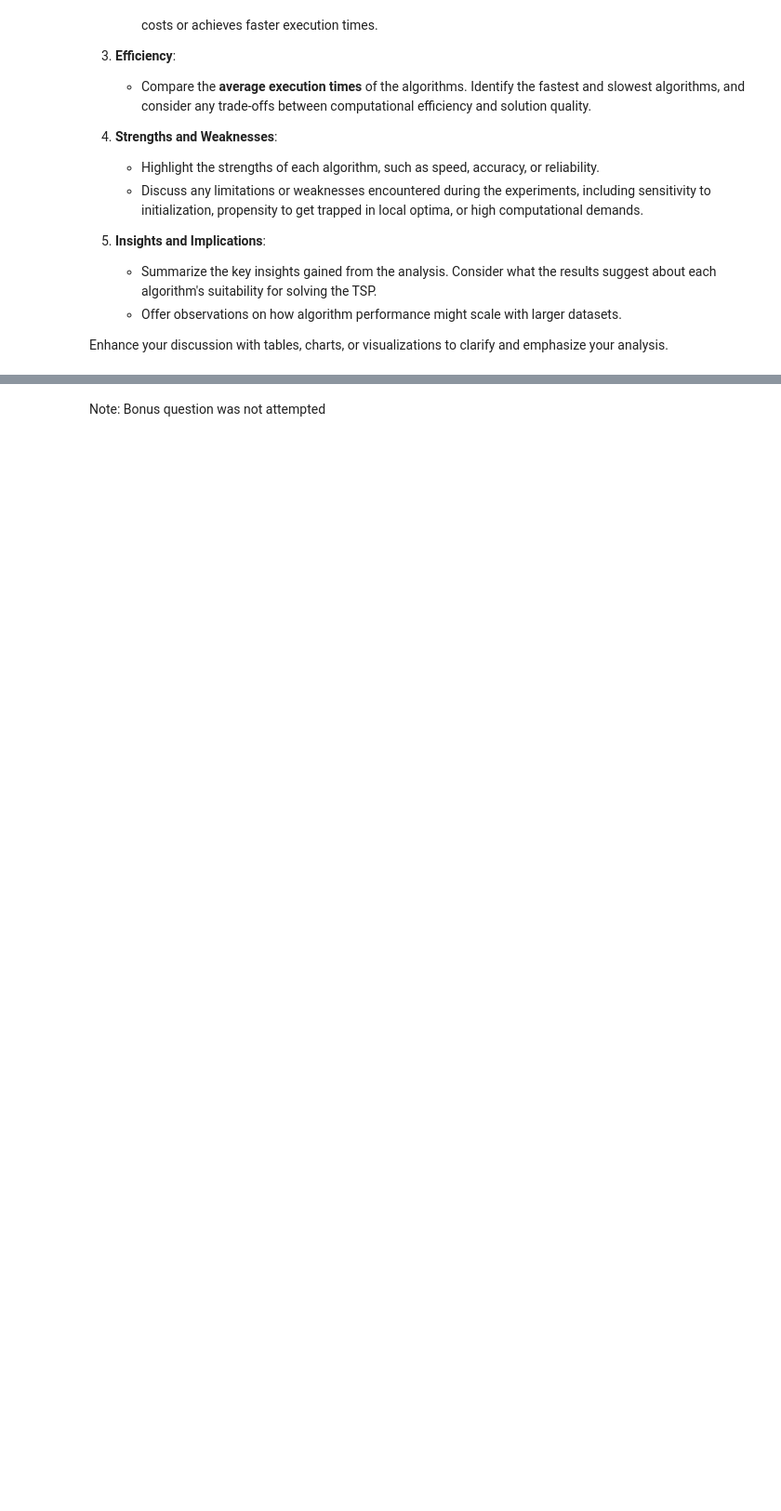
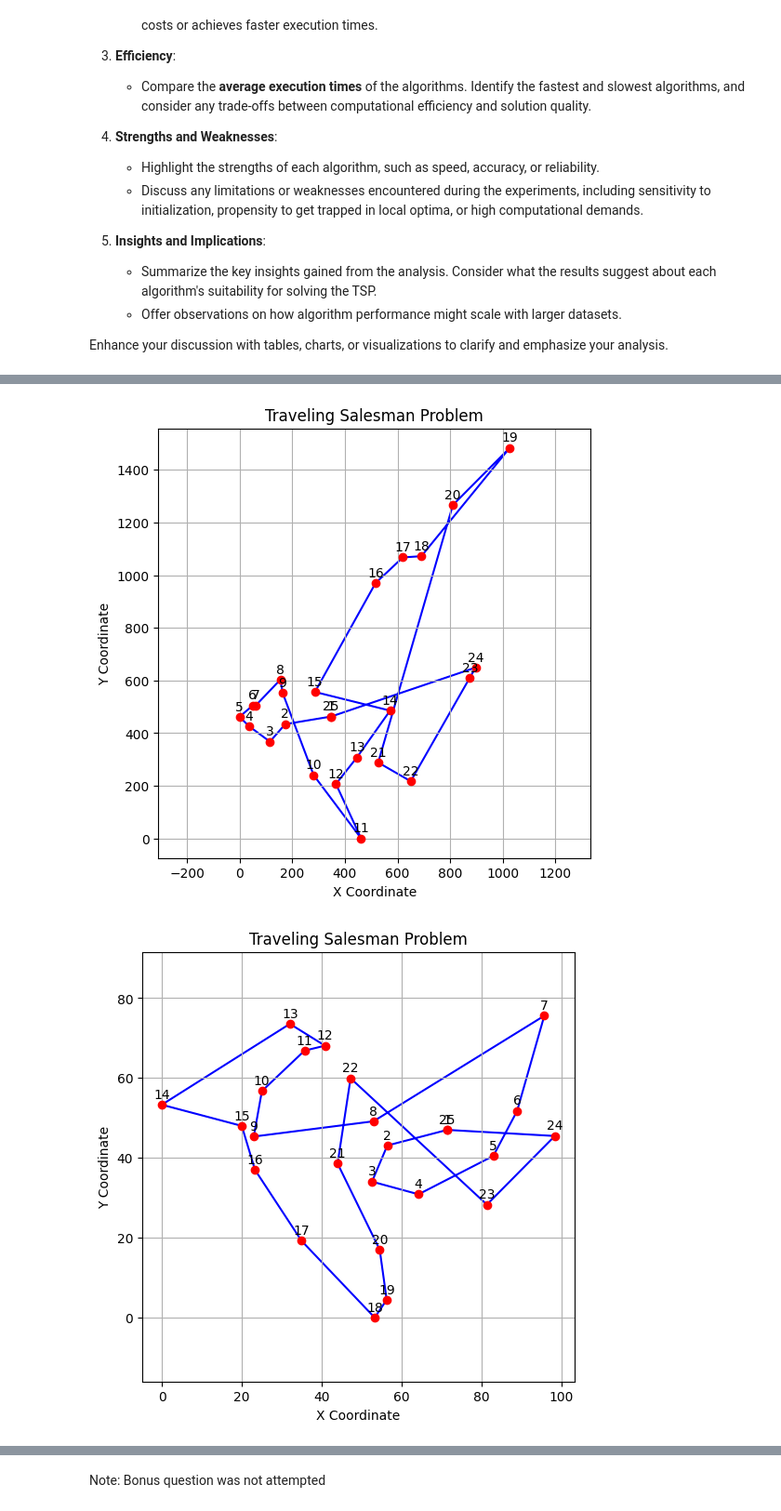
Before and after one commit to alex-govier5/intro-to-ai, a Jupyter notebook: A4/AI_Assignment4.ipynb, the cells around one changed output, grey strips where cells are left out. Shown at 93% size. Cells and saved outputs as stored; diff of their text form; code cells hidden in the pictures; blank space fills up the shorter version.

```diff
--- a/A4/AI_Assignment4.ipynb
+++ b/A4/AI_Assignment4.ipynb
@@ -251,7 +251,7 @@ def plot_tsp_path(coordinates, path=None, title="Traveling Salesman Problem"):
 
     # Extract x and y coordinates
     x = coordinates[:, 0]
-    y = coordinates[:, 1]
+    y = coordinates[:, 2]
 
     plt.figure(figsize=(6, 6))
 
@@ -1384,2 +1384,33 @@ The Greedy Algorithm's primary strength lies in its simplicity and speed, making
 The analysis underscores the importance of selecting algorithms based on the specific requirements of the problem. The Genetic Algorithm is best suited for scenarios where solution quality is paramount, and computational resources are sufficient. The Greedy Algorithm, while limited in accuracy, provides a quick and reliable estimate, making it suitable for time-sensitive or resource-constrained environments. Simulated Annealing offers a middle ground but requires careful tuning to achieve competitive performance.
 As datasets scale, the performance gap between these algorithms is likely to widen. The Genetic Algorithm’s computational demands will increase, potentially limiting its applicability to very large problems, while the Greedy Algorithm's deterministic nature will continue to constrain its ability to handle greater complexity. Simulated Annealing’s scalability depends heavily on the cooling schedule and initial temperature, necessitating further optimization for larger datasets. Overall, the choice of algorithm should be guided by a trade-off between accuracy, consistency, and computational efficiency tailored to the problem at hand. </br>
+# %%
+# Getting distance matrices
+distance_matrix_1 = get_distance_matrix(berlin52_24_4)
+distance_matrix_2 = get_distance_matrix(st70_24_4)
+
+# Visualizing paths for the greedy algorithm
+best_path_1, best_cost_1 = greedy_tsp_solver(distance_matrix_1)
+best_path_2, best_cost_2 = greedy_tsp_solver(distance_matrix_2)
+
+plot_tsp_path(distance_matrix_1, best_path_1)
+plot_tsp_path(distance_matrix_2, best_path_2)
+
+# Visualizing the temperature and cost over iterations for simulated annealing
+temp_1 = get_initial_temperature(distance_matrix_1)
+temp_2 = get_initial_temperature(distance_matrix_2)
+
+best_tour_1, best_distance_1, best_temps_1, best_costs_1 = simulated_annealing_do_n(distance_matrix_1, temp_1)
+best_tour_2, best_distance_2, best_temps_2, best_costs_2 = simulated_annealing_do_n(distance_matrix_2, temp_2)
+
+plot_temperature_and_cost(best_temps_1, best_costs_1)
+plot_temperature_and_cost(best_temps_2, best_costs_2)
+
+# Visualizing fitness over generations for the genetic algorithm
+best_solution_1, distance_1, averages_1, bests_1 = genetic_algorithm_do_n(distance_matrix_1)
+best_solution_2, distance_2, averages_2, bests_2 = genetic_algorithm_do_n(distance_matrix_2)
+
+plot_fitness_over_generations(averages_1, bests_1)
+plot_fitness_over_generations(averages_2, bests_2)
+# %% [output]
+[figure, added]
+[figure, added]
```
Also changed, not shown: parts of 3 cells of this notebook.
